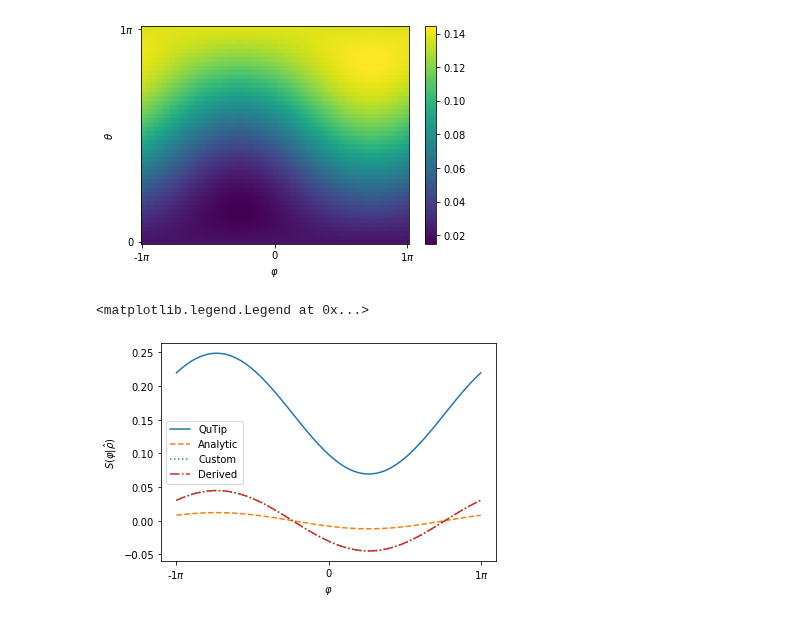
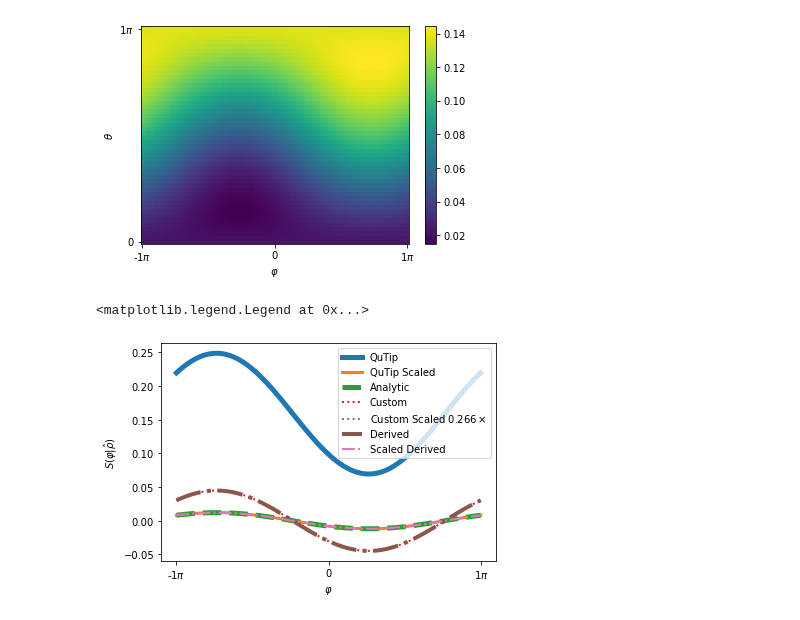
Before and after one commit to OliverDudgeon/QSync, a Jupyter notebook: qubit.ipynb, the cells around one changed output. Cells and saved outputs as stored; diff of their text form; code cells hidden in the pictures.

Commit message:
Add different line widths to make S measure plot clearer

```diff
--- a/qubit.ipynb
+++ b/qubit.ipynb
@@ -212,28 +212,28 @@ plot_spin_qfunc(Q.T, phi, theta)
 # %%
 mx, my, mz = bloch_vector_comps(gain_amp, loss_amp, detuning, signal_strength)
 
 fig, ax = plt.subplots()
 
 # S measure from QuTip Q function
 S_qutip = spin_S_measure(theta, Q_qutip[::-1, ::-1])
-plot_S_measure(S_qutip, phi, ax=ax, fig=fig, label="QuTip")
-plot_S_measure(0.1335*S_qutip-1/(15*np.pi), phi, ax=ax, fig=fig, label="QuTip Scaled")
+plot_S_measure(S_qutip, phi, ax=ax, fig=fig, label="QuTip", lw=5)
+plot_S_measure(0.1335*S_qutip-1/(15*np.pi), phi, ax=ax, fig=fig, label="QuTip Scaled", lw=3)
 
 # Analytic S measure
 S_analytic = (1/8)*(mx*np.cos(phi) + my*np.sin(phi))
-plot_S_measure(S_analytic, phi, ax=ax, fig=fig, ls="--", label="Analytic")
+plot_S_measure(S_analytic, phi, ax=ax, fig=fig, ls="--", label="Analytic", lw=5)
 
 # S measure of my Q function
 myS = spin_S_measure(theta, myQ[:, ::-1])
-plot_S_measure(myS, phi, ax=ax, fig=fig, ls=":", label="Custom")
-ax.plot(phi, 0.266*myS, ls=":", label=r"Custom Scaled $0.266\times$")
+plot_S_measure(myS, phi, ax=ax, fig=fig, ls=":", label="Custom", lw=2)
+ax.plot(phi, 0.266*myS, ls=":", label=r"Custom Scaled $0.266\times$", lw=2)
 
 # S measure from my derived Q function
 derivedS = spin_S_measure(theta, Q[::-1, ::-1])
-plot_S_measure(derivedS, phi, ax=ax, fig=fig, ls="-.", label="Derived")
-plot_S_measure(0.266*derivedS, phi, ax=ax, fig=fig, ls="-.", label="Scaled Derived")
+plot_S_measure(derivedS, phi, ax=ax, fig=fig, ls="-.", label="Derived", lw=4)
+plot_S_measure(0.266*derivedS, phi, ax=ax, fig=fig, ls="-.", label="Scaled Derived", lw=2)
 
 ax.legend()
 # %% [output]
 <matplotlib.legend.Legend at 0x...>
-[figure, old version]
+[figure, new version]
```
